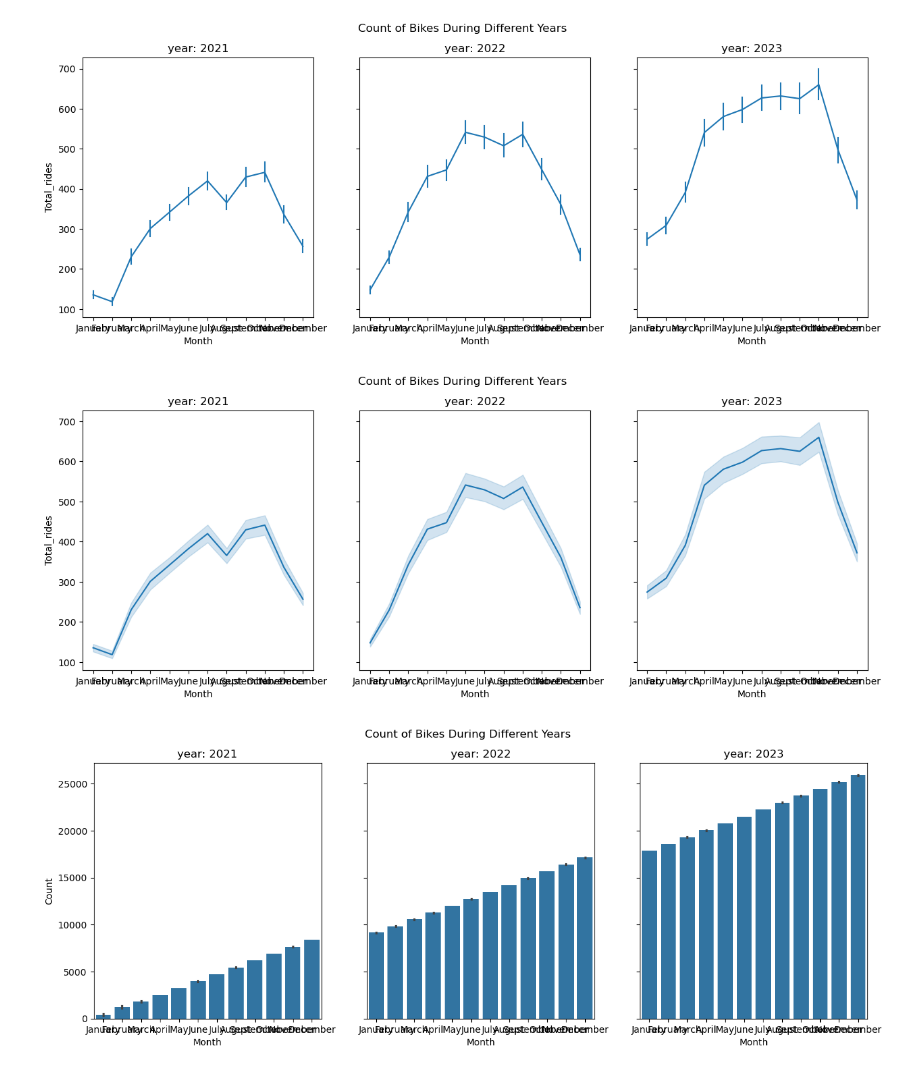
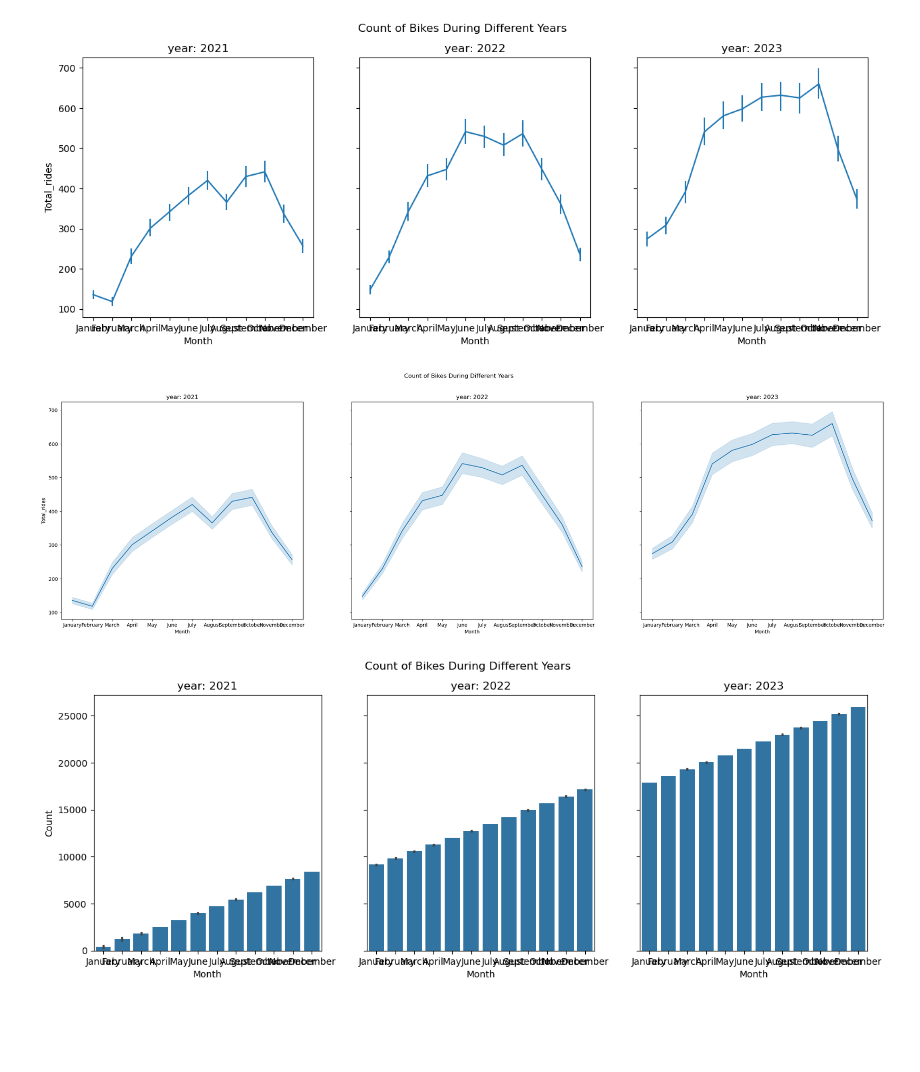
Before and after one commit to Sudha25a/Bike-project-3, a Jupyter notebook: Bike project Hour.ipynb, the cells around one changed output. Cells and saved outputs as stored; diff of their text form; code cells hidden in the pictures; blank space fills up the shorter version.

```diff
--- a/Bike project Hour.ipynb
+++ b/Bike project Hour.ipynb
@@ -237,3 +232,5 @@ dfH.head(2)
 |  | Casual | Date | Hour | Member | Total_rides | Humidity | Temp | weather | Windspeed | Count | ... |
 | 0 | 20.0 | 2021-01-01 | 0 | 26.0 | 46.0 | 90 | 2.4 | 1 | 10.2 | 0 | ... |
 | 1 | 23.0 | 2021-01-01 | 1 | 23.0 | 46.0 | 88 | 1.8 | 1 | 10.0 | 1 | ... |
+# %%
+dfH['month_year'] = pd.to_datetime(dfH['Date']).dt.to_period('M')
@@ -290,17 +316,17 @@ plt.show()
 # %%
 import matplotlib.pyplot as plt
 # Create separate subplots for each year
-fig, axes = plt.subplots(nrows=1, ncols=3, figsize=(15, 5),  sharey=True)
+fig, axes = plt.subplots(nrows=1, ncols=3, figsize=(30, 8),  sharey=True)
 fig.suptitle('Count of Bikes During Different Years')
 
 for i, year in enumerate(dfH['year'].unique()):
     year_data = dfH[dfH['year'] == year]
     sns.lineplot(data=year_data, x='Month', y='Total_rides', ax=axes[i])
     axes[i].set_title(f'year: {year}')
 
 plt.show()
 # %% [output]
-[figure, old version]
+[figure, new version]
 # %%
 # Create separate subplots for each year
 fig, axes = plt.subplots(nrows=1, ncols=3, figsize=(15, 5),  sharey=True)
```
Also changed, not shown: parts of 36 cells of this notebook, 6 other files.
